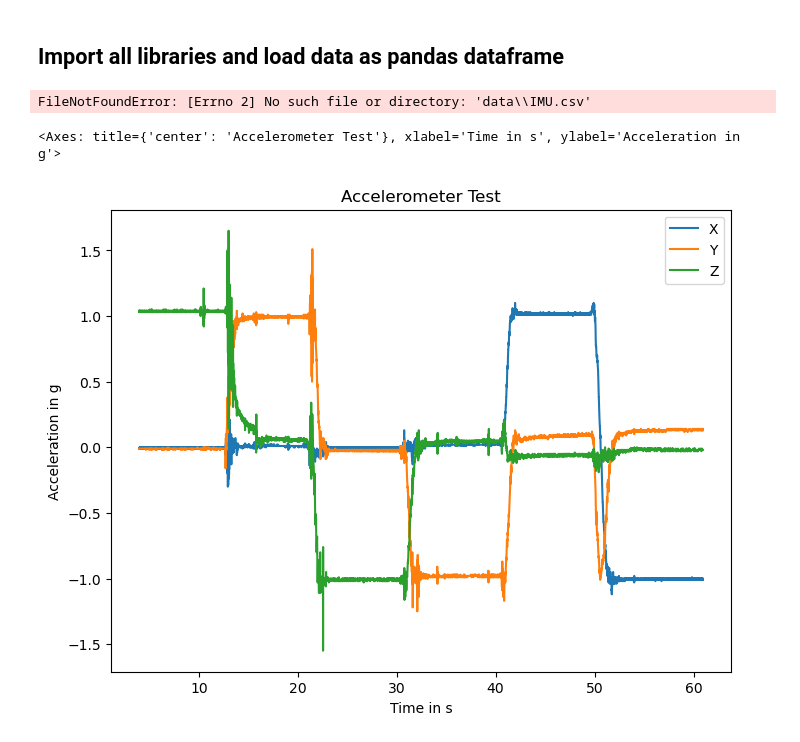
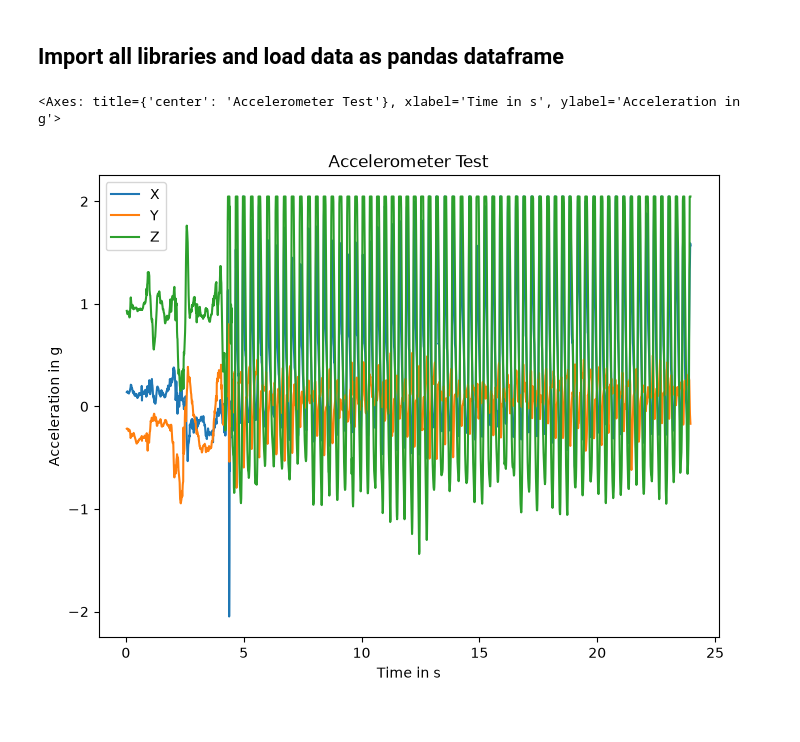
Before and after one commit to P-M16/Labor_Biosignalverarbeitung, a Jupyter notebook: Lab1_Visualisierung_Messdaten.ipynb, the cells around one changed output. Drawn from its saved outputs; the diff is of its cells as text; code cells hidden in the pictures.

```diff
--- a/Lab1_Visualisierung_Messdaten.ipynb
+++ b/Lab1_Visualisierung_Messdaten.ipynb
@@ -10,19 +10,28 @@ import scipy.signal as sci
 import matplotlib.pyplot as plot
 # %%
 #import recorded .csv Files and store them in a dataframe
-df = pd.read_csv('data\IMU.csv', sep=';')
-
+df = pd.read_csv(
+    'aufgabe4_neu.csv',
+    sep='\t',
+    header=None,
+    names=['X', 'Y', 'Z', 'Time']
+)
 #convert time from ms into s
 df['Time'] = df['Time'].div(1000)
+#df.head()
-# %% [output]
-FileNotFoundError: [Errno 2] No such file or directory: 'data\\IMU.csv'
 # %%
+# convert acceleration from mg to g
+df[['X', 'Y', 'Z']] /= 1000
+
 # display data
-df.plot(x = 'Time', y = ['X', 'Y', 'Z'], ylabel='Acceleration in g',
-        xlabel='Time in s', figsize= [8, 6], title="Accelerometer Test")
+df.plot(x='Time', y=['X', 'Y', 'Z'], ylabel='Acceleration in g',
+        xlabel='Time in s', figsize=[8, 6], title="Accelerometer Test")
+
+# auf 4G einstellen,zB 2.047g' --> Sensor stößt an seine Messgrenze = Clipping bzw. Sättigung
+# NEU MESSEN!
 # %% [output]
 <Axes: title={'center': 'Accelerometer Test'}, xlabel='Time in s', ylabel='Acceleration in g'>
-[figure, old version]
+[figure, new version]
 # %% [markdown]
 # Filter acceleration data applying different filter techniques
 ## Bandpass filter (Butterworth 4. order)
```
Also changed, not shown: 2 other files.
